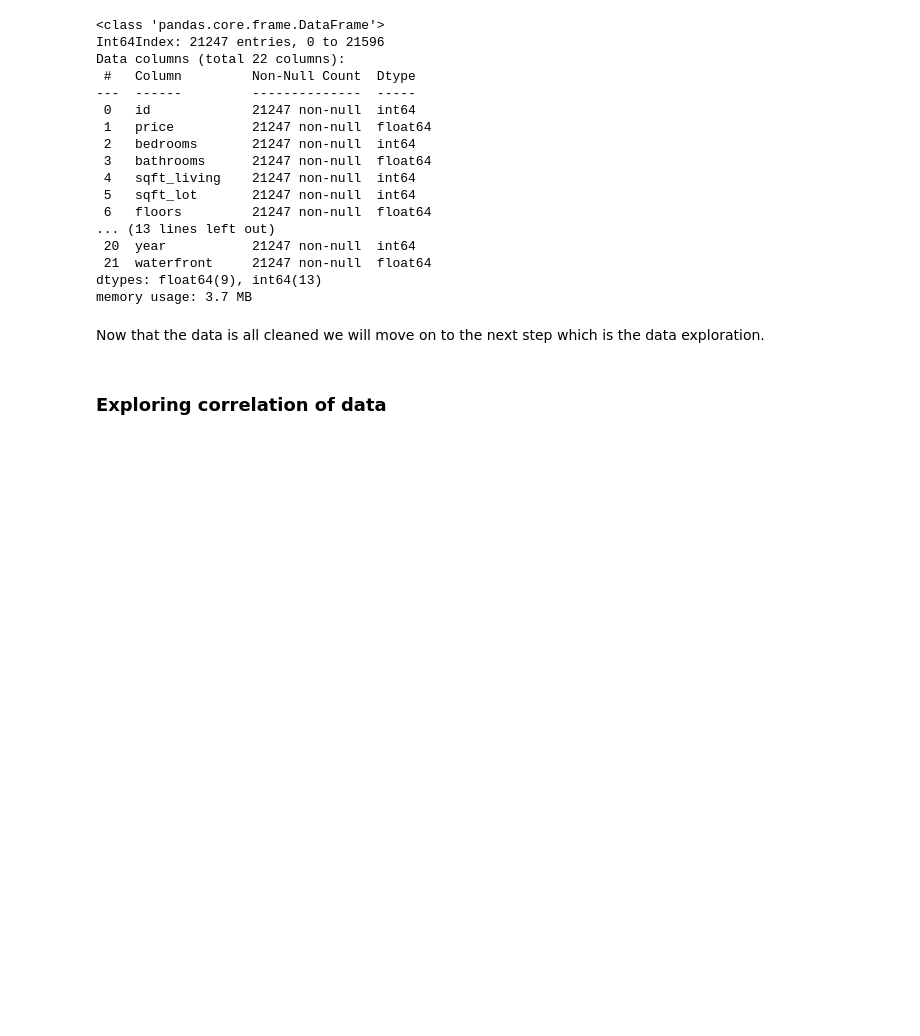
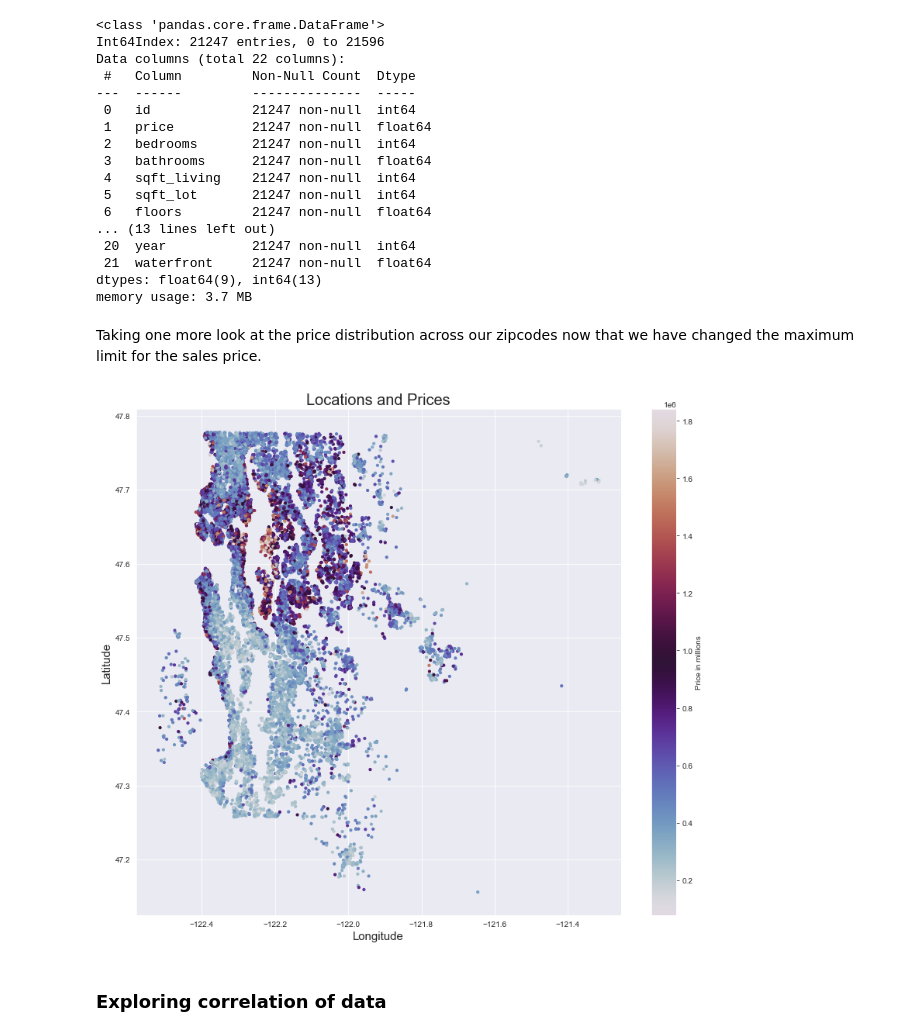
Before and after one commit to Milenaafeworki/house_sale_model, a Jupyter notebook: House_sale_prediction_cleaned.ipynb, the cells around one changed output. Drawn from its saved outputs; the diff is of its cells as text; code cells hidden in the pictures; blank space fills up the shorter version.

```diff
--- a/House_sale_prediction_cleaned.ipynb
+++ b/House_sale_prediction_cleaned.ipynb
@@ -752,8 +766,20 @@ Data columns (total 22 columns):
  21  waterfront     21247 non-null  float64
 dtypes: float64(9), int64(13)
 memory usage: 3.7 MB
-# %% [markdown]
-Now that the data is all cleaned we will move on to the next step which is the data exploration.
+# %% [markdown]
+Taking one more look at the price distribution across our zipcodes now that we have changed the maximum limit for the sales price.
+# %%
+#plotting a Scatterplot of king county, longitude with latitude on the price range
+plt.figure(figsize=(14,12))
+plt.scatter(x='long', y='lat', c='price' , data=df, s=10, cmap='twilight')
+plt.colorbar().set_label('Price in millions')
+plt.xlabel('Longitude', fontsize=15)
+plt.ylabel('Latitude', fontsize=15)
+plt.title('Locations and Prices', fontsize=20)
+
+plt.show()
+# %% [output]
+[figure, added]
 # %% [markdown]
 ### Exploring correlation of data
 # %% [markdown]
```
Also changed, not shown: parts of 7 cells of this notebook, 2 other files.
